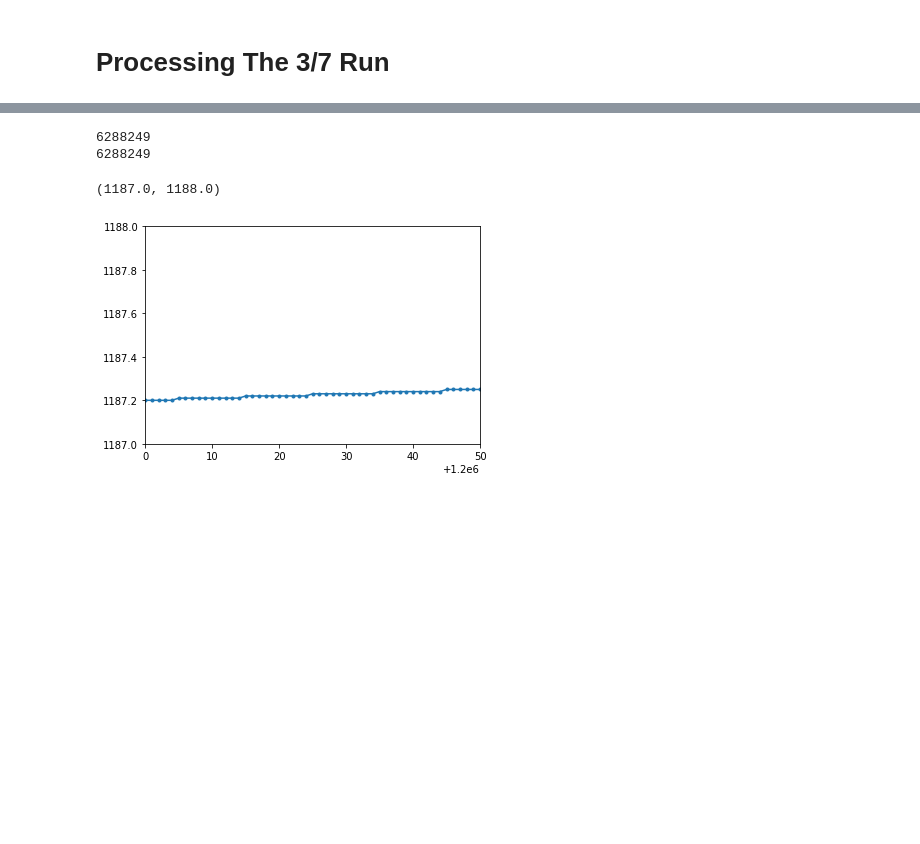
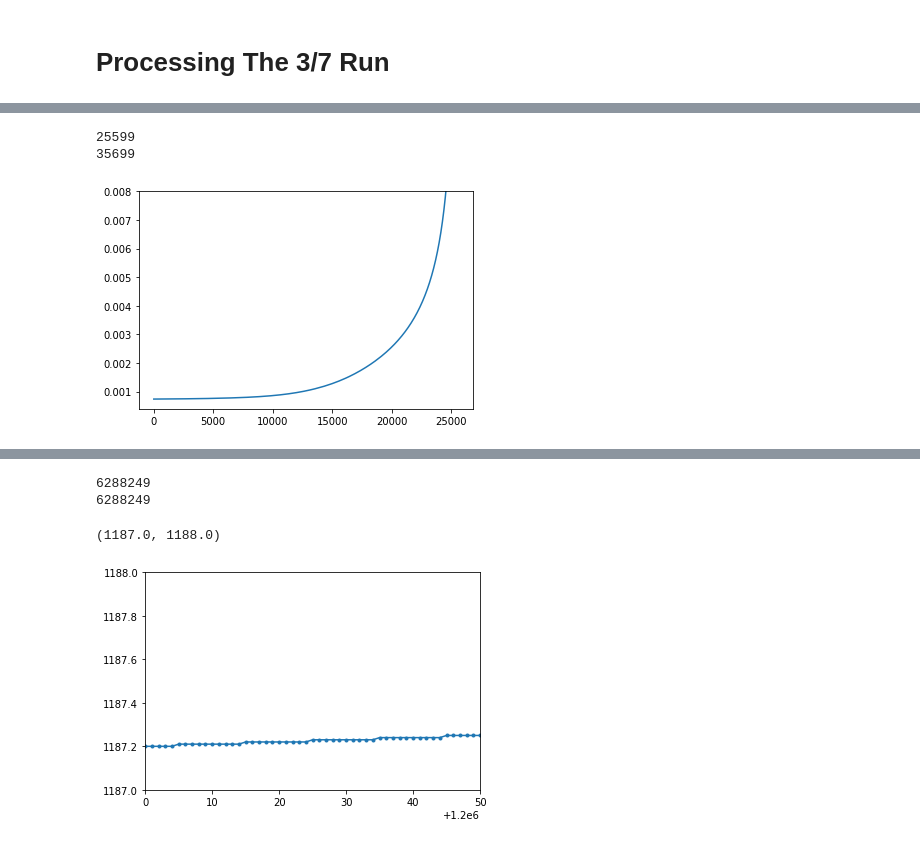
Before and after one commit to koquinlan/dynamicScanning, a Jupyter notebook: python/Exclusion Line Plots.ipynb, the cells around one changed output, grey strips where cells are left out. Saved outputs shown, nothing was run; the diff lists cells and outputs as text; code cells hidden in the pictures; blank space fills up the shorter version.

```diff
--- a/python/Exclusion Line Plots.ipynb
+++ b/python/Exclusion Line Plots.ipynb
@@ -29 +130,16 @@ for run in runs:
+# %%
+targets = np.loadtxt(r'C:\Users\Lehnert Lab\Desktop\mexDynamicScanning\scanDir\state\inProgressTargets.csv', delimiter=',')
+
+print(len(targets))
+print(len(runData['dynamic'][0][1]))
+# %% [output]
+25599
+35699
+# %%
+plt.plot(targets)
+plt.ylim([4e-4,8e-3])
+
+plt.show()
+# %% [output]
+[figure, added]
 # %%
```
Also changed, not shown: parts of 12 cells of this notebook, 7 other files.
